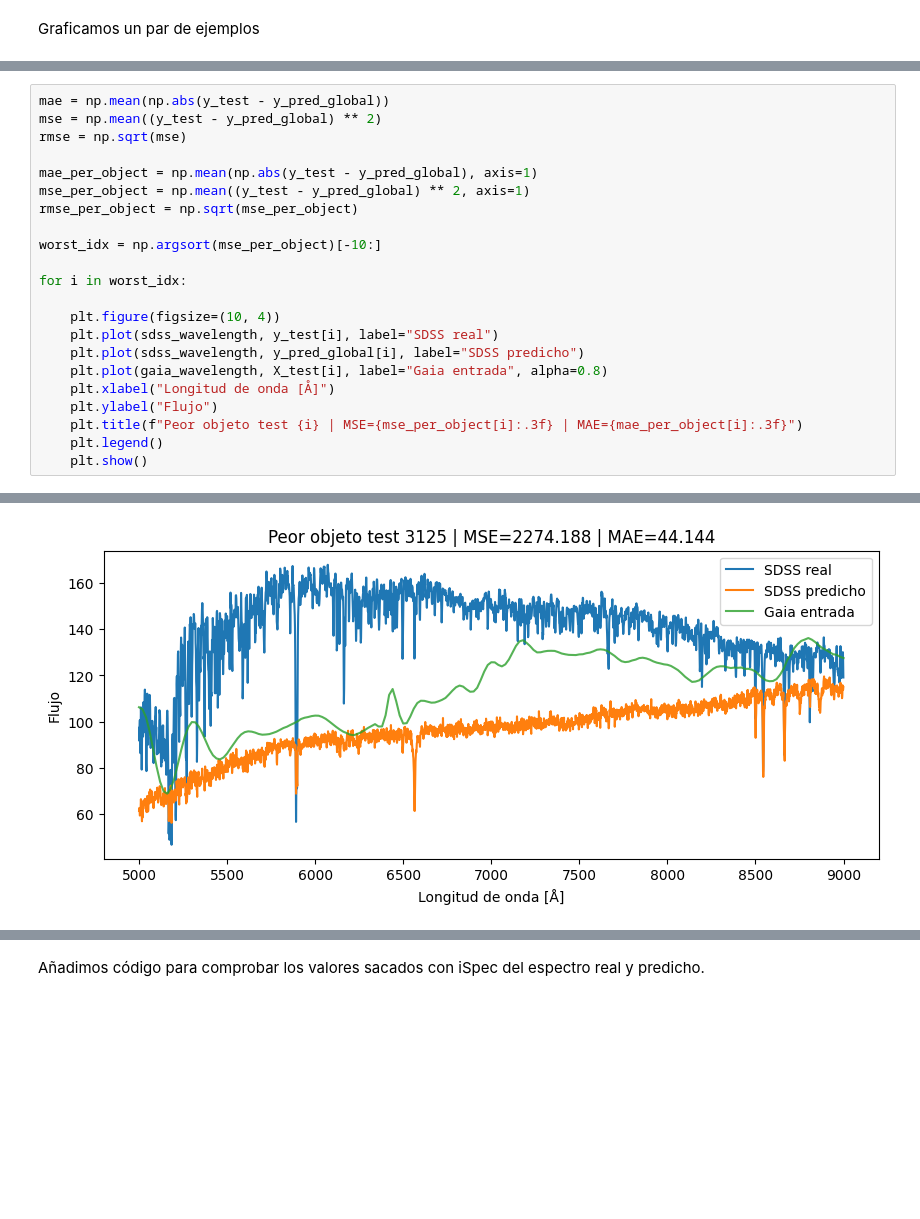
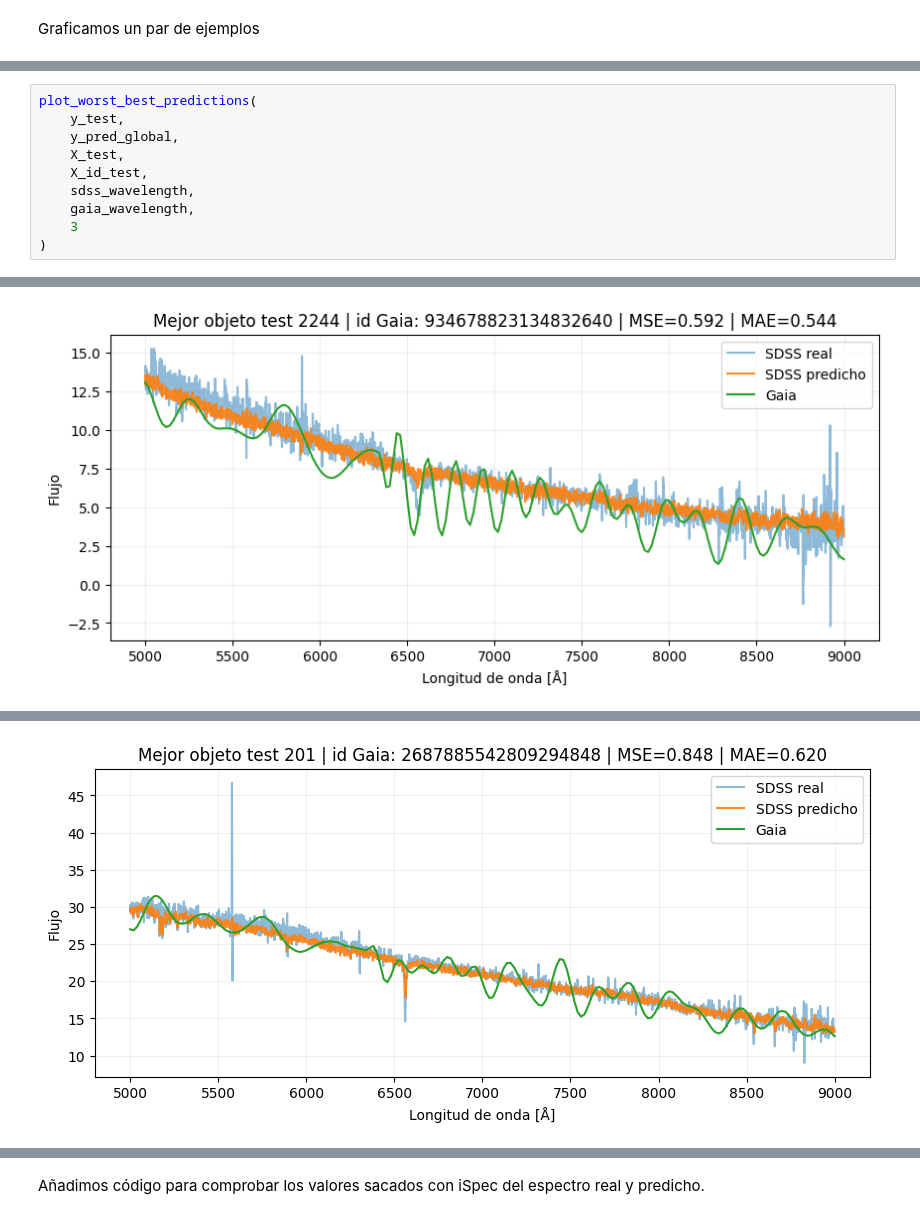
Before and after one commit to javier-cacho-master-ai/trabajo-fin-master, a Jupyter notebook: solution/models/model-training-dense.ipynb, the cells around one changed output, grey strips where cells are left out. Saved outputs shown, nothing was run; the diff lists cells and outputs as text; blank space fills up the shorter version.

```diff
--- a/solution/models/model-training-dense.ipynb
+++ b/solution/models/model-training-dense.ipynb
@@ -236,23 +212,11 @@ test_loss, test_mae, test_mse = model.evaluate(
 # %%
-mae = np.mean(np.abs(y_test - y_pred_global))
-mse = np.mean((y_test - y_pred_global) ** 2)
-rmse = np.sqrt(mse)
-
-mae_per_object = np.mean(np.abs(y_test - y_pred_global), axis=1)
-mse_per_object = np.mean((y_test - y_pred_global) ** 2, axis=1)
-rmse_per_object = np.sqrt(mse_per_object)
-
-worst_idx = np.argsort(mse_per_object)[-10:]
-
-for i in worst_idx:
-
-    plt.figure(figsize=(10, 4))
-    plt.plot(sdss_wavelength, y_test[i], label="SDSS real")
-    plt.plot(sdss_wavelength, y_pred_global[i], label="SDSS predicho")
-    plt.plot(gaia_wavelength, X_test[i], label="Gaia entrada", alpha=0.8)
-    plt.xlabel("Longitud de onda [Å]")
-    plt.ylabel("Flujo")
-    plt.title(f"Peor objeto test {i} | MSE={mse_per_object[i]:.3f} | MAE={mae_per_object[i]:.3f}")
-    plt.legend()
-    plt.show()
+plot_worst_best_predictions(
+    y_test,
+    y_pred_global,
+    X_test,
+    X_id_test,
+    sdss_wavelength,
+    gaia_wavelength,
+    3
+)
 # %% [output]
@@ -262 +226 @@ for i in worst_idx:
-[figure, old version]
+[figure, new version]
@@ -268,0 +233 @@ for i in worst_idx:
+[figure, added]
```
Also changed, not shown: parts of 29 cells of this notebook, 1 other file.
